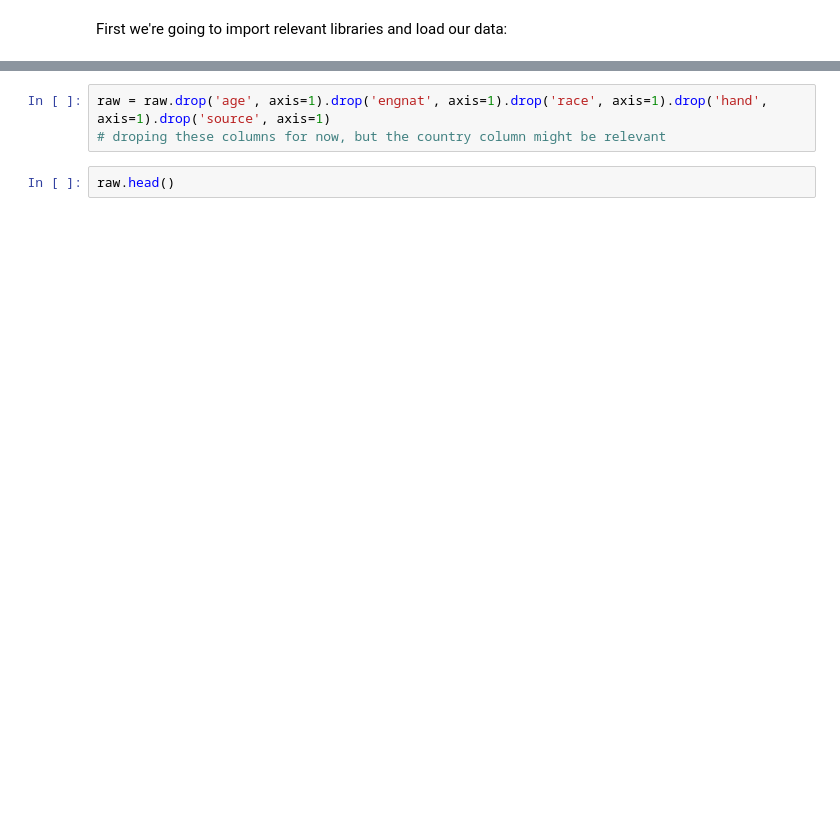
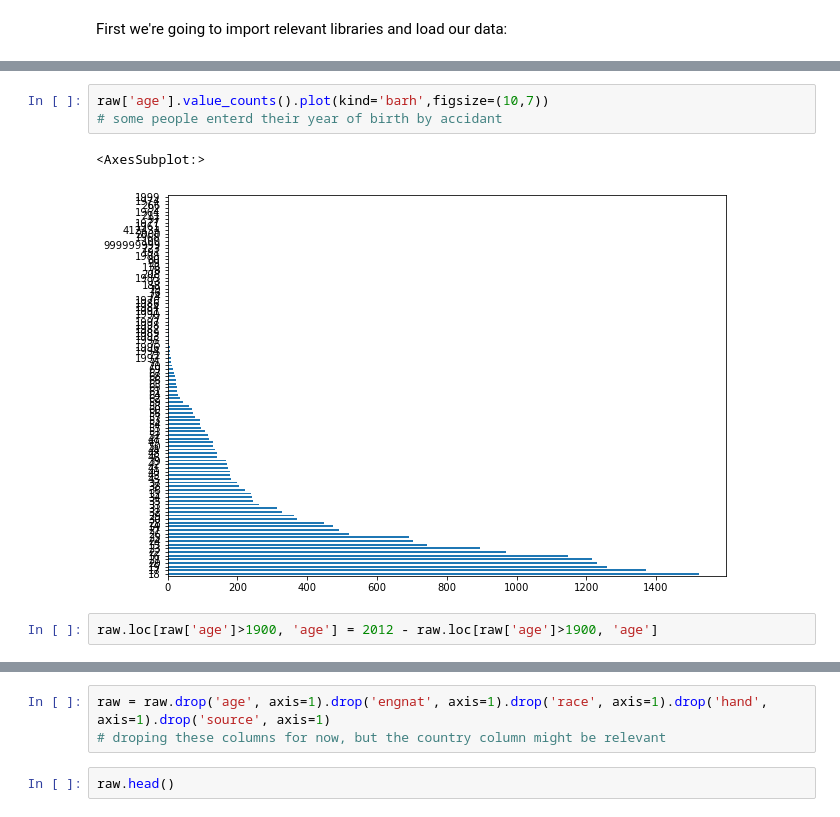
Before and after one commit to GiladFisher/Data-Science-Final-Project, a Jupyter notebook: Classification - Big Five male or female.ipynb, the cells around one changed output, grey strips where cells are left out. Cells and saved outputs as stored; diff of their text form; blank space fills up the shorter version.

```diff
--- a/Classification - Big Five male or female.ipynb
+++ b/Classification - Big Five male or female.ipynb
@@ -13,3 +14,11 @@ raw.head(5) # Let's see how the data looks like
 | 3 | 3 | 19 | 2 | 2 | 1 | 1 | RO | 2 | 5 | 2 | ... | ... |
 | 4 | 11 | 25 | 2 | 2 | 1 | 2 | US | 3 | 1 | 3 | ... | ... |
 5 rows × 57 columns
+# %%
+raw['age'].value_counts().plot(kind='barh',figsize=(10,7))
+# some people enterd their year of birth by accidant
+# %% [output]
+<AxesSubplot:>
+[figure, added]
+# %%
+raw.loc[raw['age']>1900, 'age'] = 2012 - raw.loc[raw['age']>1900, 'age']
```
Also changed, not shown: parts of 32 cells of this notebook.
